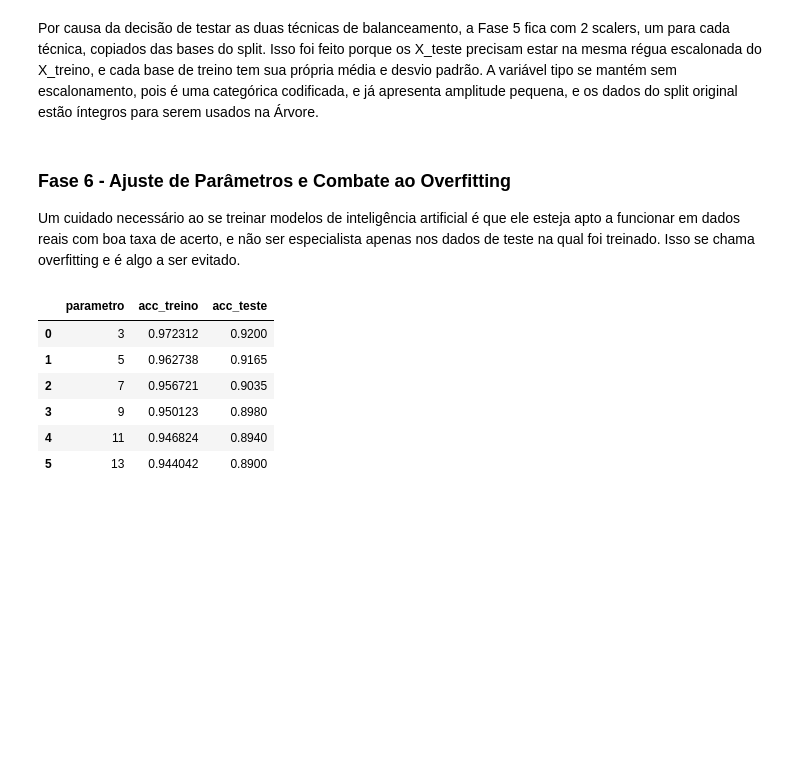
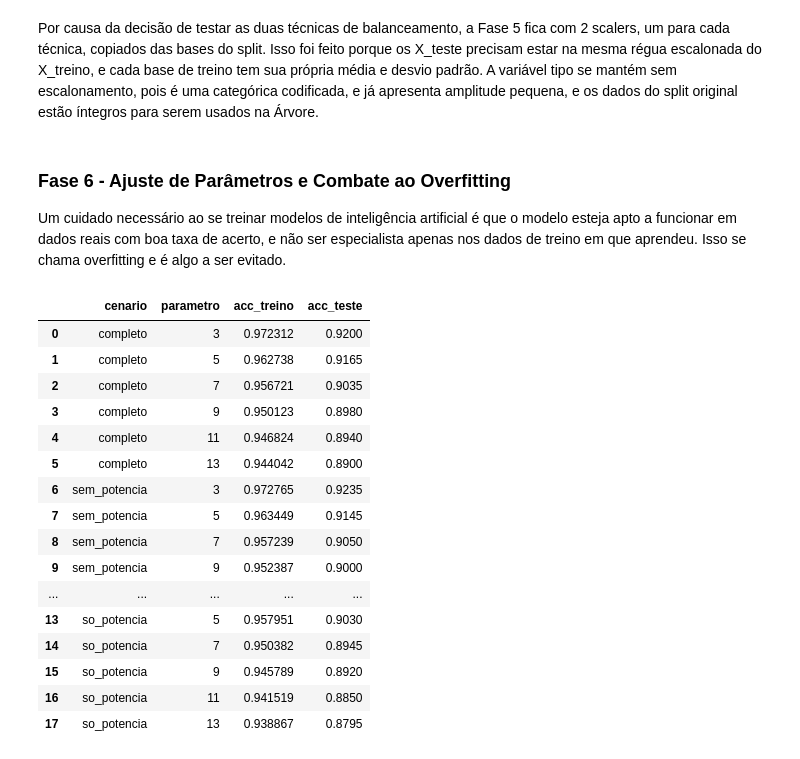
Before and after one commit to filipester/manutencao_preditiva, a Jupyter notebook: manutencao_preditiva.ipynb, the cells around one changed output. Drawn from its saved outputs; the diff is of its cells as text; code cells hidden in the pictures; blank space fills up the shorter version.

```diff
--- a/manutencao_preditiva.ipynb
+++ b/manutencao_preditiva.ipynb
@@ -495,28 +495,48 @@ Por causa da decisão de testar as duas técnicas de balanceamento, a Fase 5 fic
 # %% [markdown]
 ### Fase 6 - Ajuste de Parâmetros e Combate ao Overfitting
 
-Um cuidado necessário ao se treinar modelos de inteligência artificial é que ele esteja apto a funcionar em dados reais com boa taxa de acerto, e não ser especialista apenas nos dados de teste na qual foi treinado. Isso se chama overfitting e é algo a ser evitado.
+Um cuidado necessário ao se treinar modelos de inteligência artificial é que o modelo esteja apto a funcionar em dados reais com boa taxa de acerto, e não ser especialista apenas nos dados de treino em que aprendeu. Isso se chama overfitting e é algo a ser evitado.
 # %%
 # KNN com técnica SMOTE
 
+cenarios = {
+    'completo': [],
+    'sem_potencia': ['potencia_kw'],
+    'so_potencia': ['velocidade_rotacao_rpm', 'torque_nm'],
+}
+
 resultados = []
-for valor in [3, 5, 7, 9, 11, 13]:
-    modelo = KNeighborsClassifier(n_neighbors=valor)
-    modelo.fit(X_smote_esc, y_smote) # type: ignore
-    resultados.append({'parametro': str(valor),
-                        'acc_treino': modelo.score(X_smote_esc, y_smote),
-                        'acc_teste': modelo.score(X_teste_esc_smote, y_teste)})
+for nome, remover in cenarios.items():
+    Xtr = X_smote_esc.drop(columns=remover)
+    Xte = X_teste_esc_smote.drop(columns=remover)
+    for valor in [3, 5, 7, 9, 11, 13]:
+        modelo = KNeighborsClassifier(n_neighbors=valor)
+        modelo.fit(Xtr, y_smote) # type: ignore
+        resultados.append({'cenario': nome,
+                            'parametro': str(valor),
+                            'acc_treino': modelo.score(Xtr, y_smote),
+                            'acc_teste': modelo.score(Xte, y_teste)})
 
 
 pd.DataFrame(resultados)
 # %% [output]
-|  | parametro | acc_treino | acc_teste |
-| 0 | 3 | 0.972312 | 0.9200 |
-| 1 | 5 | 0.962738 | 0.9165 |
-| 2 | 7 | 0.956721 | 0.9035 |
-| 3 | 9 | 0.950123 | 0.8980 |
-| 4 | 11 | 0.946824 | 0.8940 |
-| 5 | 13 | 0.944042 | 0.8900 |
+|  | cenario | parametro | acc_treino | acc_teste |
+| 0 | completo | 3 | 0.972312 | 0.9200 |
+| 1 | completo | 5 | 0.962738 | 0.9165 |
+| 2 | completo | 7 | 0.956721 | 0.9035 |
+| 3 | completo | 9 | 0.950123 | 0.8980 |
+| 4 | completo | 11 | 0.946824 | 0.8940 |
+| 5 | completo | 13 | 0.944042 | 0.8900 |
+| 6 | sem_potencia | 3 | 0.972765 | 0.9235 |
+| 7 | sem_potencia | 5 | 0.963449 | 0.9145 |
+| 8 | sem_potencia | 7 | 0.957239 | 0.9050 |
+| 9 | sem_potencia | 9 | 0.952387 | 0.9000 |
+| ... | ... | ... | ... | ... |
+| 13 | so_potencia | 5 | 0.957951 | 0.9030 |
+| 14 | so_potencia | 7 | 0.950382 | 0.8945 |
+| 15 | so_potencia | 9 | 0.945789 | 0.8920 |
+| 16 | so_potencia | 11 | 0.941519 | 0.8850 |
+| 17 | so_potencia | 13 | 0.938867 | 0.8795 |
 # %%
 # KNN com técnica Random Under Sampler
 
```
Also changed, not shown: parts of 5 cells of this notebook.
